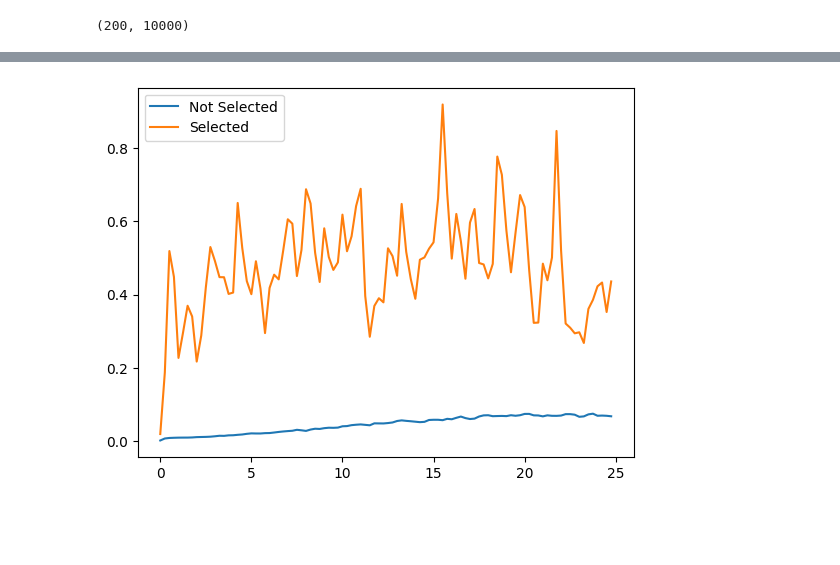
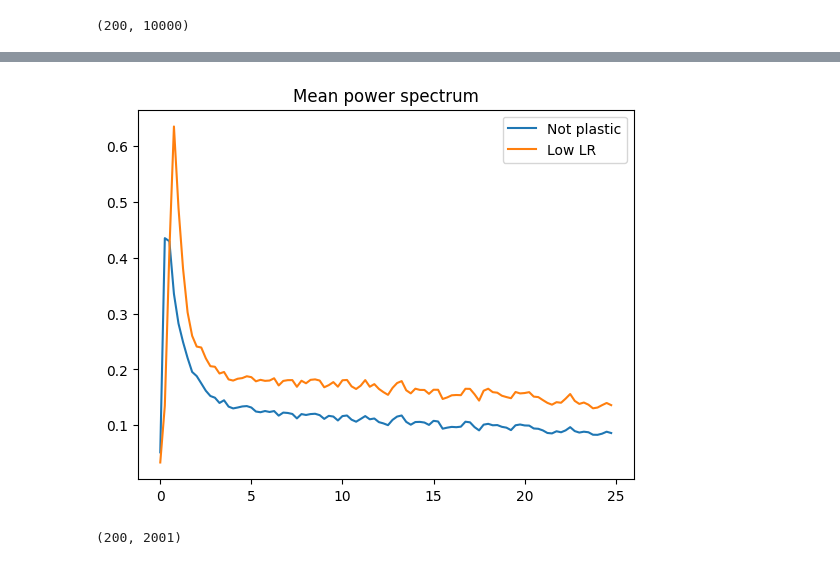
Before and after one commit to Picardian14/dyn_fic_dmf, a Jupyter notebook: python/het_plast_statistics.ipynb, the cells around one changed output, grey strips where cells are left out. Drawn from its saved outputs; the diff is of its cells as text; code cells hidden in the pictures; blank space fills up the shorter version.

```diff
--- a/python/het_plast_statistics.ipynb
+++ b/python/het_plast_statistics.ipynb
@@ -486,8 +284,13 @@ plt.show()
-# %%
-NOT_SELECTED = np.setdiff1d(np.arange(200),SELECTED_REGIONS)
-plt.plot(freqs[:100],np.mean(psd[NOT_SELECTED,:100],axis=0),label="Not Selected")
-plt.plot(freqs[:100],np.mean(psd[SELECTED_REGIONS,:100],axis=0),label="Selected")
-plt.legend()
-plt.show()
-# %% [output]
-[figure, removed]
+# %%
+# I compare the power of low frequency between LOW Lr and not plastic
+plt.plot(freqs_all_notplastic[0,:100], psd_all_notplastic[0,:,:100].mean(axis=0))
+plt.plot(freqs_all_low_lr[0,:100], psd_all_low_lr[0,:,:100].mean(axis=0))
+plt.legend(["Not plastic", "Low LR"])
+plt.title("Mean power spectrum")
+plt.show()
+# %% [output]
+[figure, added]
+# %%
+diff_psd.mean(axis=0).shape
+# %% [output]
+(200, 2001)
```
Also changed, not shown: parts of 36 cells of this notebook.
